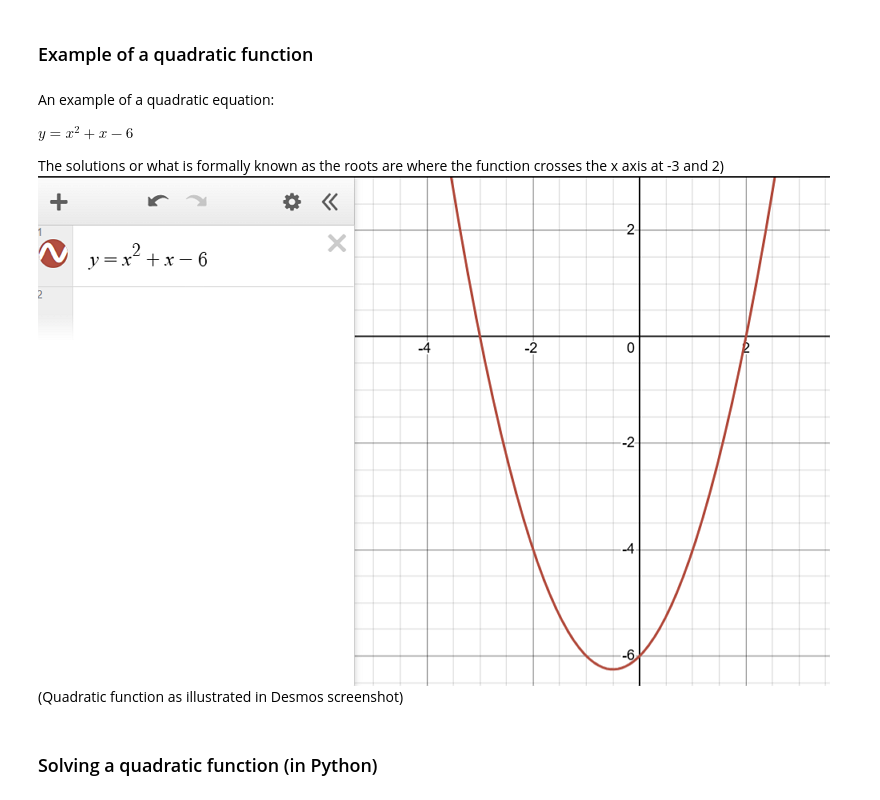
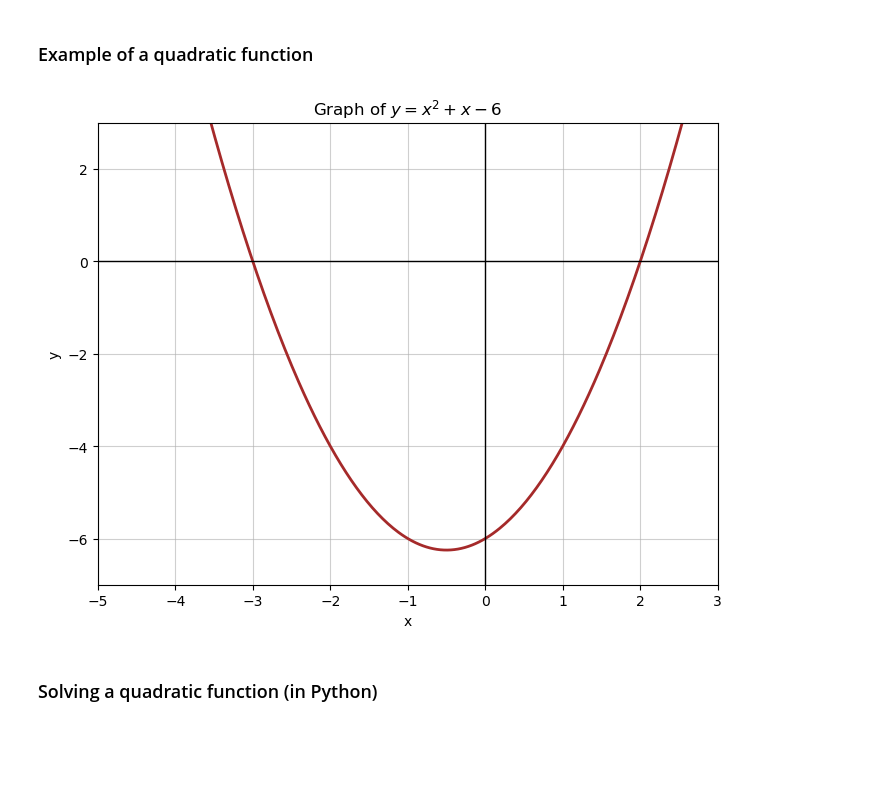
Before and after one commit to segunlonge/OU-MST224-Mathematical-Methods-in-Python, a Jupyter notebook: The Basics.ipynb, the cells around one changed output. Saved outputs shown, nothing was run; the diff lists cells and outputs as text; code cells hidden in the pictures; blank space fills up the shorter version.

```diff
--- a/The Basics.ipynb
+++ b/The Basics.ipynb
@@ -226,14 +207,38 @@ In business optimal revenue can worked out given some linear function between qu
 *Note* - Quantity demand is usually written as: $Q_d = a - bP$
 # %% [markdown]
 ### Example of a quadratic function
-# %% [markdown]
-An example of a quadratic equation:
-
-$y = x^2 + x - 6$<br>
-
-The solutions or what is formally known as the roots are where the function crosses the x axis at -3 and 2)<br>
-![image.png](attachment:dd054040-6edd-4e5d-9423-87752ca7ba45.png)
-(Quadratic function as illustrated in Desmos screenshot)
+# %%
+import matplotlib.pyplot as plt
+import numpy as np
+
+x = np.linspace(-5, 4, 400)
+
+# 2. Define the quadratic equation y = x^2 + x - 6
+y = x**2 + x - 6
+
+# 3. Create the plot
+plt.figure(figsize=(8, 6))
+plt.plot(x, y, color='brown', linewidth=2)
+
+# 4. Add the X and Y axis lines (the black cross in the middle)
+plt.axhline(0, color='black', linewidth=1) # Horizontal line at y=0
+plt.axvline(0, color='black', linewidth=1) # Vertical line at x=0
+
+# 5. Add a grid to make it look like graph paper
+plt.grid(True, linestyle='-', alpha=0.6)
+
+# 6. Set the limits of the view to match your image
+plt.xlim(-5, 3)
+plt.ylim(-7, 3)
+
+# 7. Label the axes and add a title
+plt.title(r'Graph of $y = x^2 + x - 6$')
+plt.xlabel('x')
+plt.ylabel('y')
+
+plt.show()
+# %% [output]
+[figure, added]
 # %% [markdown]
 ### Solving a quadratic function (in Python)
 # %%
```
Also changed, not shown: parts of 11 cells of this notebook.
